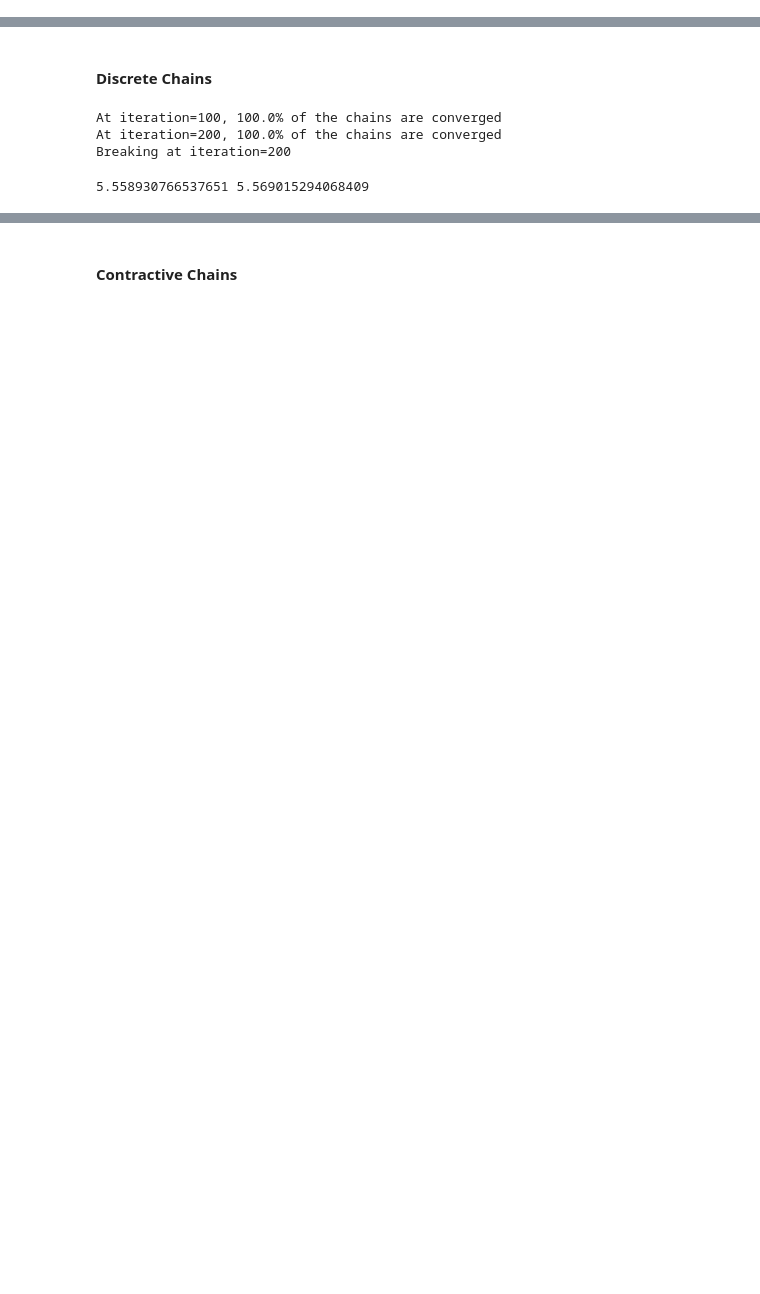
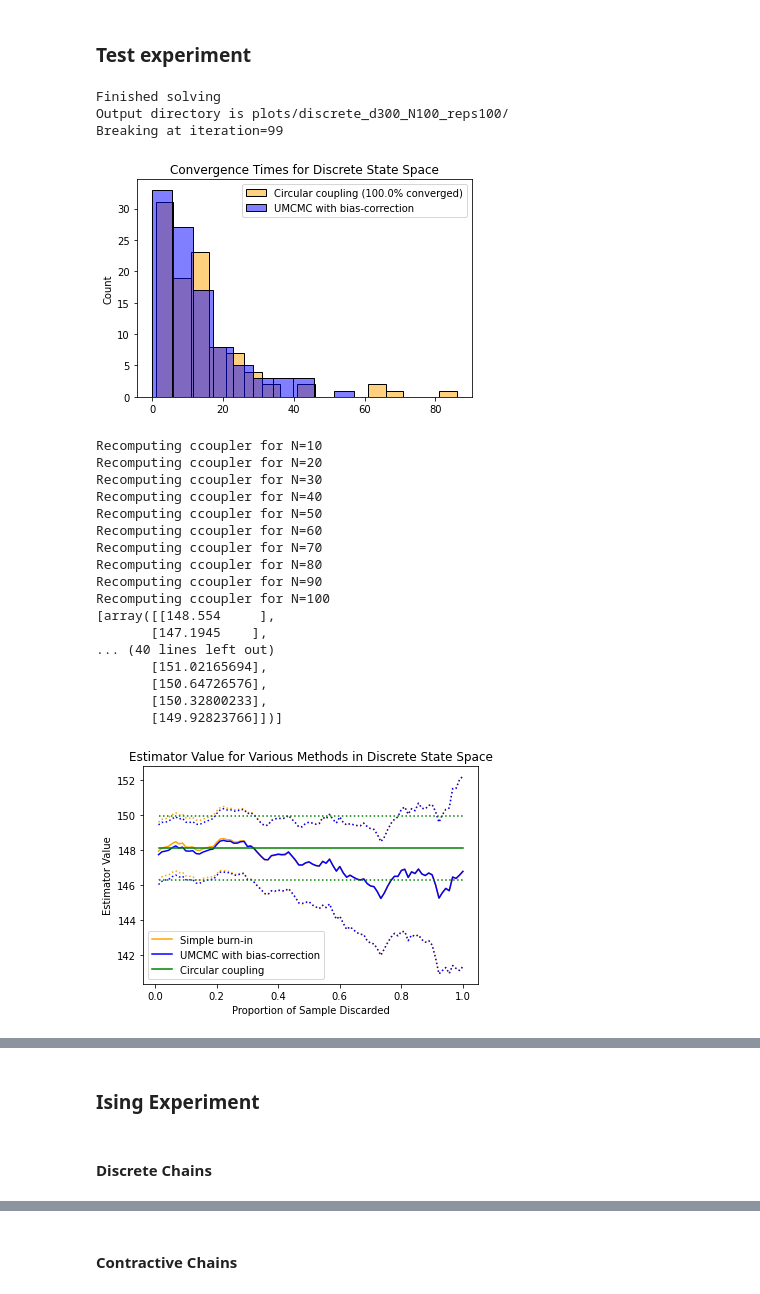
Before and after one commit to amspector100/stat248project, a Jupyter notebook: plots.ipynb, the cells around one changed output, grey strips where cells are left out. Cells and saved outputs as stored; diff of their text form; code cells hidden in the pictures; blank space fills up the shorter version.

Commit message:
a lot of experiments

```diff
--- a/plots.ipynb
+++ b/plots.ipynb
@@ -7,0 +13,41 @@ import time
+# %% [markdown]
+### Test experiment
+# %%
+N = 100
+reps = 100
+d = 300
+pi, K = utils.generate_discrete_chain(d=d, seed=20)
+savename = f"discrete_d{d}_N{N}_reps{reps}"
+print("Finished solving")
+experiments.compare_methods(
+    UClass=umcmc.DiscreteUMCMC,
+    CClass=circular.DiscreteCircularCoupler,
+    N=N,
+    reps=reps,
+    K=K,
+    setting="Discrete State Space",
+    savename=savename
+)
+# %% [output]
+Finished solving
+Output directory is plots/discrete_d300_N100_reps100/
+Breaking at iteration=99
+[figure, added]
+Recomputing ccoupler for N=10
+Recomputing ccoupler for N=20
+Recomputing ccoupler for N=30
+Recomputing ccoupler for N=40
+Recomputing ccoupler for N=50
+Recomputing ccoupler for N=60
+Recomputing ccoupler for N=70
+Recomputing ccoupler for N=80
+Recomputing ccoupler for N=90
+Recomputing ccoupler for N=100
+[array([[148.554     ],
+       [147.1945    ],
+... (40 lines left out)
+       [151.02165694],
+       [150.64726576],
+       [150.32800233],
+       [149.92823766]])]
+[figure, added]
@@ -7,0 +55,2 @@ import time
+# %% [markdown]
+### Ising Experiment
@@ -9,23 +76,22 @@ import time
 #### Discrete Chains
 # %%
 N = 200
-reps = 100000
-pi, K = utils.generate_discrete_chain(d=12, seed=1234)
+reps = 10
+d = 12
+pi, K = utils.generate_discrete_chain(d=d, seed=20)
 
 ## Discrete Circular Coupler
-# coupler = circular.DiscreteCircularCoupler(N, reps, K)
-# x = coupler.forward()
-# y = coupler.backward()
+coupler = circular.DiscreteCircularCoupler(N, reps, K)
+x = coupler.forward()
+y = coupler.backward()
 
-ucoupler = umcmc.DiscreteUMCMC(m=N, reps=reps, K=K)
+ucoupler = umcmc.DiscreteUMCMC(m=2*N, reps=reps, K=K, lag=1)
 ucoupler.sample_all(verbose=True)
+
+ucoupler.compute_Hkm_diff_m()[-1]
+
+ucoupler.compute_Hkm(k=201)
-# %% [output]
-At iteration=100, 100.0% of the chains are converged
-At iteration=200, 100.0% of the chains are converged
-Breaking at iteration=200
 # %%
-est = ucoupler.compute_Hkm(k=2).mean()
-std = ucoupler.compute_Hkm(k=2).std() / np.sqrt(10000)
+est = y.mean()
+std = y.mean(axis=0).std() / np.sqrt(reps)
 print(est - 2*std, est + 2*std)
-# %% [output]
-5.558930766537651 5.569015294068409
```
Also changed, not shown: parts of 20 cells of this notebook, 23 other files.
